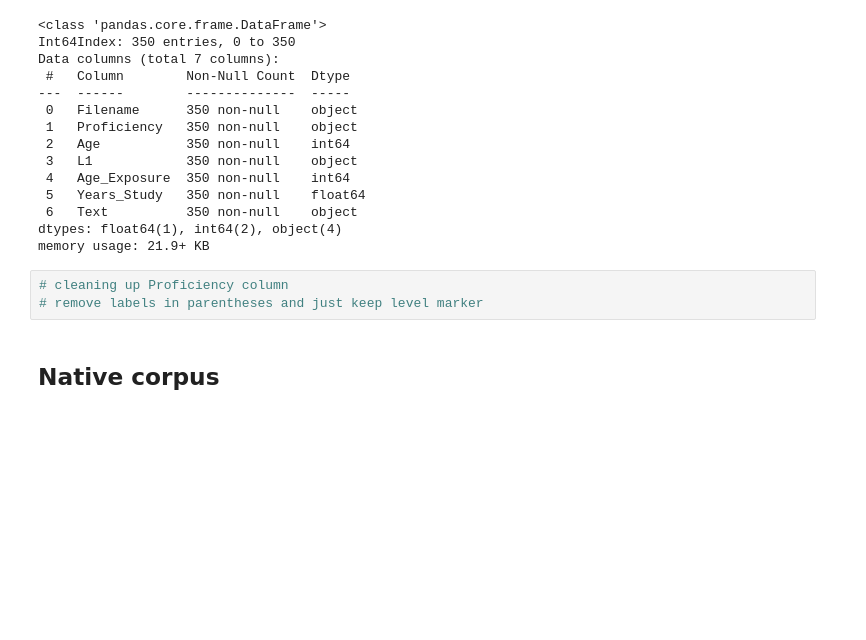
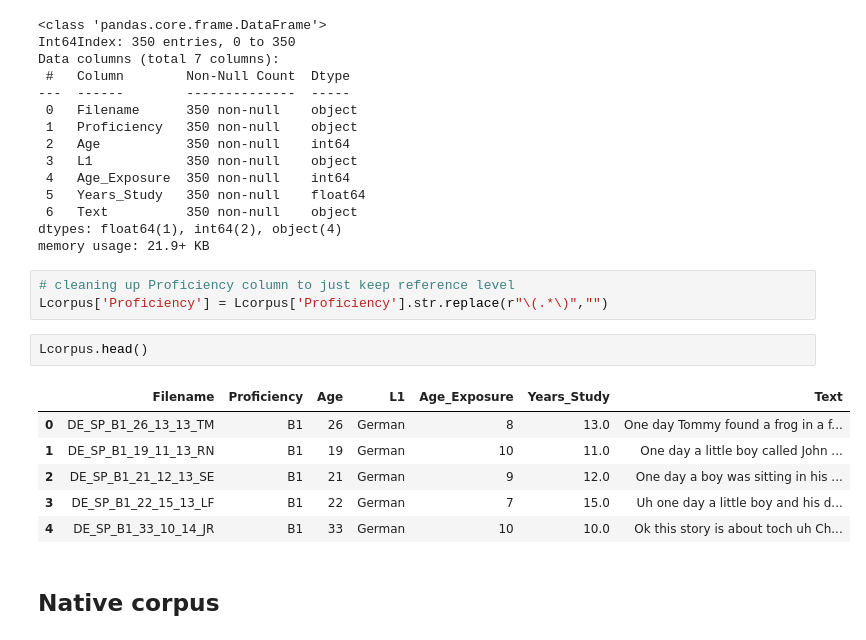
Before and after one commit to Data-Science-for-Linguists-2023/Morpheme-Acquisition-Analysis, a Jupyter notebook: notebooks/data_curation.ipynb, the cells around one changed output. Drawn from its saved outputs; the diff is of its cells as text; blank space fills up the shorter version.

```diff
--- a/notebooks/data_curation.ipynb
+++ b/notebooks/data_curation.ipynb
@@ -130,8 +130,17 @@ Data columns (total 7 columns):
 dtypes: float64(1), int64(2), object(4)
 memory usage: 21.9+ KB
 # %%
-# cleaning up Proficiency column
-# remove labels in parentheses and just keep level marker
+# cleaning up Proficiency column to just keep reference level
+Lcorpus['Proficiency'] = Lcorpus['Proficiency'].str.replace(r"\(.*\)","")
+# %%
+Lcorpus.head()
+# %% [output]
+|  | Filename | Proficiency | Age | L1 | Age_Exposure | Years_Study | Text |
+| 0 | DE_SP_B1_26_13_13_TM | B1 | 26 | German | 8 | 13.0 | One day Tommy found a frog in a f... |
+| 1 | DE_SP_B1_19_11_13_RN | B1 | 19 | German | 10 | 11.0 | One day a little boy called John ... |
+| 2 | DE_SP_B1_21_12_13_SE | B1 | 21 | German | 9 | 12.0 | One day a boy was sitting in his ... |
+| 3 | DE_SP_B1_22_15_13_LF | B1 | 22 | German | 7 | 15.0 | Uh one day a little boy and his d... |
+| 4 | DE_SP_B1_33_10_14_JR | B1 | 33 | German | 10 | 10.0 | Ok this story is about toch uh Ch... |
 # %% [markdown]
 ## Native corpus
 # %% [markdown]
```
Also changed, not shown: parts of 4 cells of this notebook, 2 other files.
